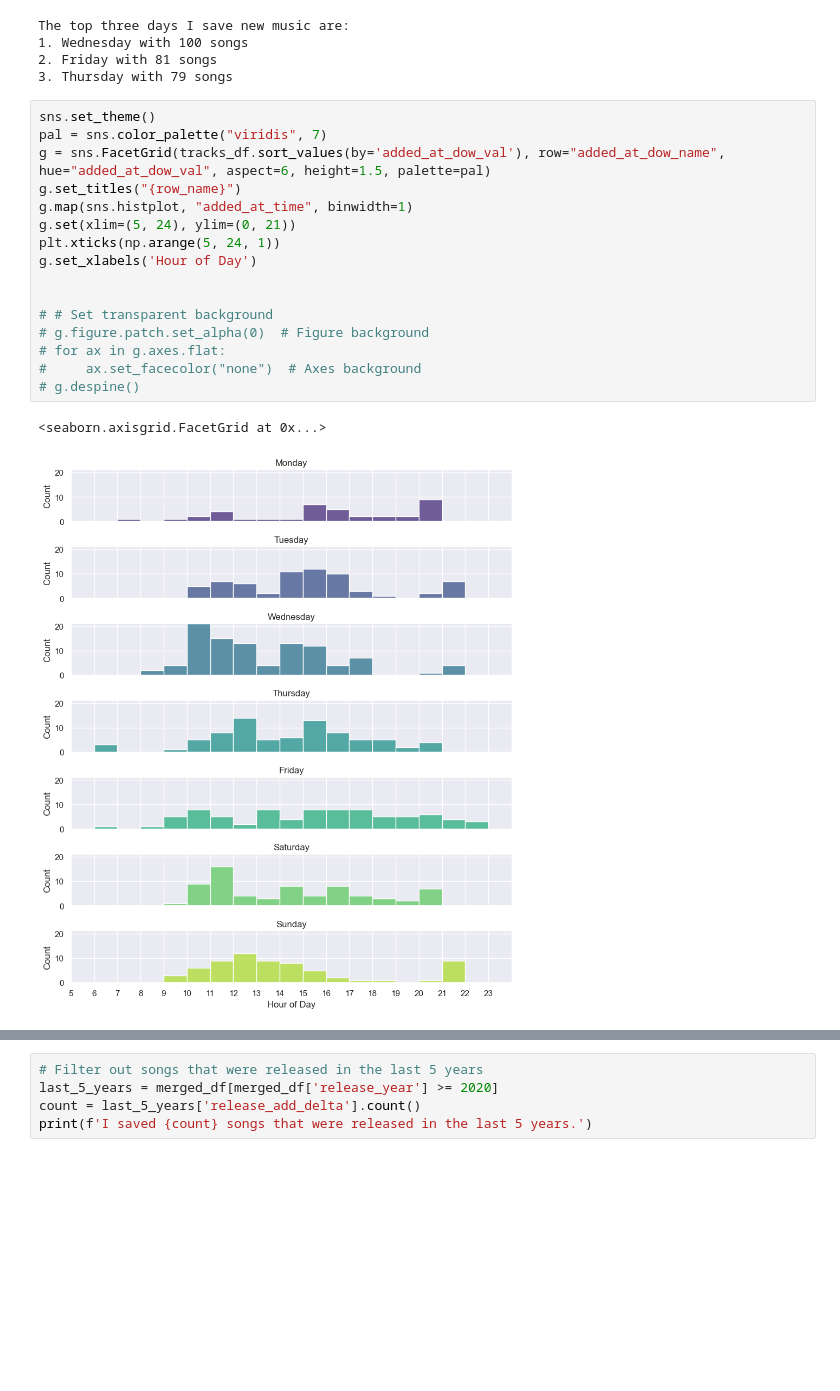
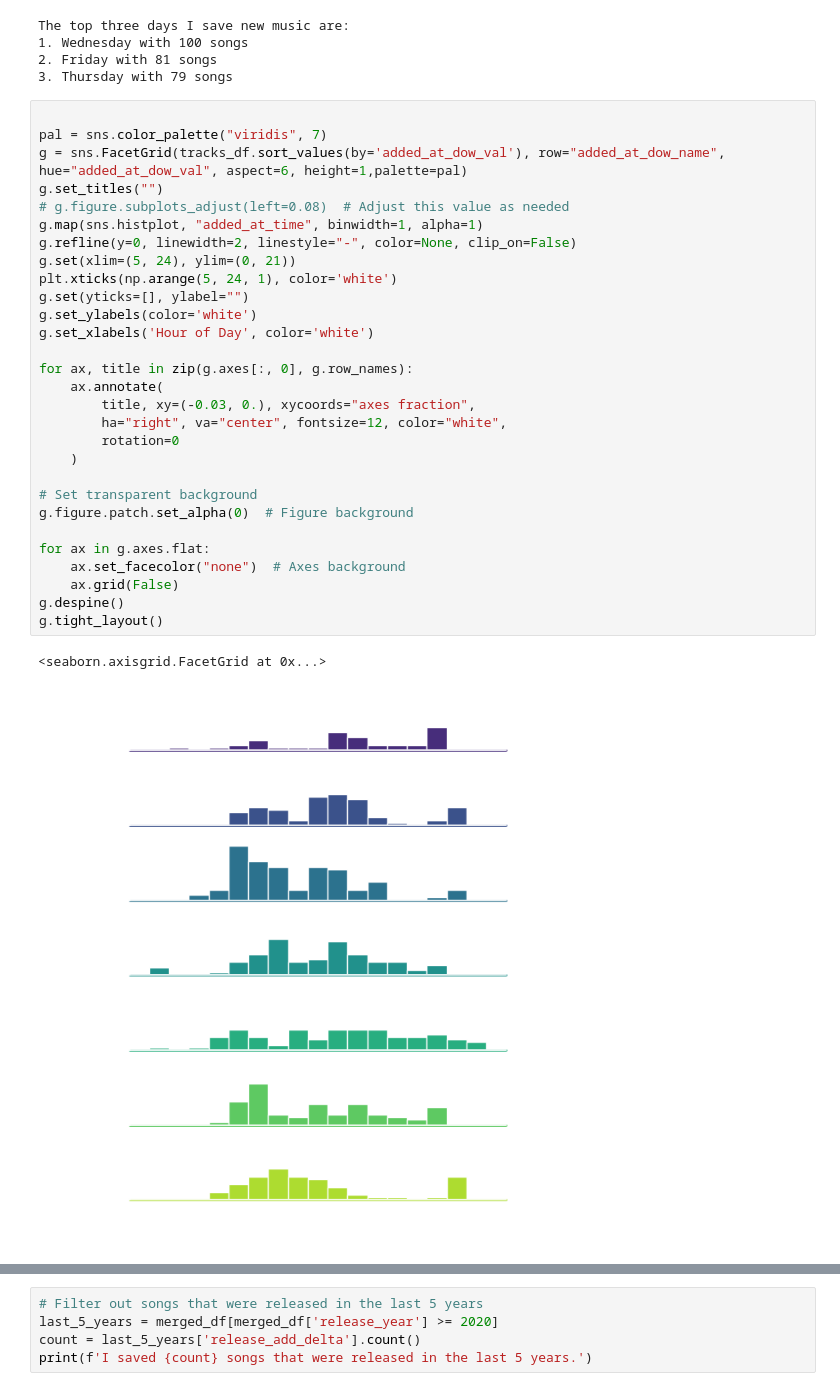
Before and after one commit to jacqhorizon/spotify-data-analysis, a Jupyter notebook: analysis.ipynb, the cells around one changed output, grey strips where cells are left out. Drawn from its saved outputs; the diff is of its cells as text; blank space fills up the shorter version.

Commit message:
messing with chart

```diff
--- a/analysis.ipynb
+++ b/analysis.ipynb
@@ -185,24 +185,37 @@ The top three days I save new music are:
 2. Friday with 81 songs
 3. Thursday with 79 songs
 # %%
-sns.set_theme()
+
 pal = sns.color_palette("viridis", 7)
-g = sns.FacetGrid(tracks_df.sort_values(by='added_at_dow_val'), row="added_at_dow_name", hue="added_at_dow_val", aspect=6, height=1.5, palette=pal)
-g.set_titles("{row_name}")
-g.map(sns.histplot, "added_at_time", binwidth=1)
+g = sns.FacetGrid(tracks_df.sort_values(by='added_at_dow_val'), row="added_at_dow_name", hue="added_at_dow_val", aspect=6, height=1,palette=pal)
+g.set_titles("")
+# g.figure.subplots_adjust(left=0.08)  # Adjust this value as needed
+g.map(sns.histplot, "added_at_time", binwidth=1, alpha=1)
+g.refline(y=0, linewidth=2, linestyle="-", color=None, clip_on=False)
 g.set(xlim=(5, 24), ylim=(0, 21))
-plt.xticks(np.arange(5, 24, 1))
-g.set_xlabels('Hour of Day')
+plt.xticks(np.arange(5, 24, 1), color='white')
+g.set(yticks=[], ylabel="")
+g.set_ylabels(color='white')
+g.set_xlabels('Hour of Day', color='white')
 
+for ax, title in zip(g.axes[:, 0], g.row_names):
+    ax.annotate(
+        title, xy=(-0.03, 0.), xycoords="axes fraction",
+        ha="right", va="center", fontsize=12, color="white",
+        rotation=0
+    )
 
-# # Set transparent background
-# g.figure.patch.set_alpha(0)  # Figure background
-# for ax in g.axes.flat:
-#     ax.set_facecolor("none")  # Axes background
-# g.despine()
+# Set transparent background
+g.figure.patch.set_alpha(0)  # Figure background
+
+for ax in g.axes.flat:
+    ax.set_facecolor("none")  # Axes background
+    ax.grid(False)
+g.despine()
+g.tight_layout()
 # %% [output]
 <seaborn.axisgrid.FacetGrid at 0x...>
-[figure, old version]
+[figure, new version]
 # %%
 sns.histplot(merged_df['release_year'],color='mediumpurple')
 plt.title('Release Year Frequency')
```
Also changed, not shown: parts of 5 cells of this notebook.
